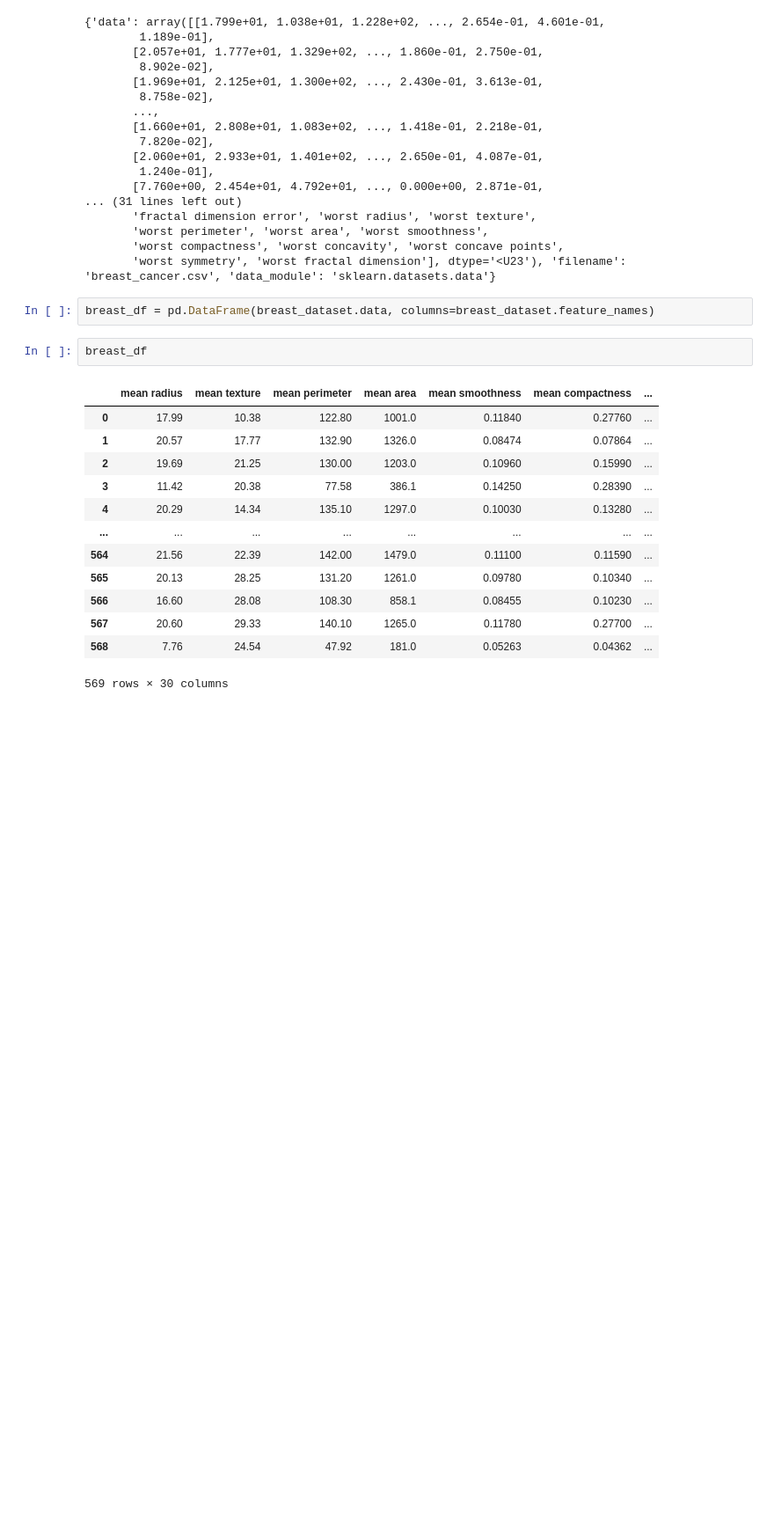
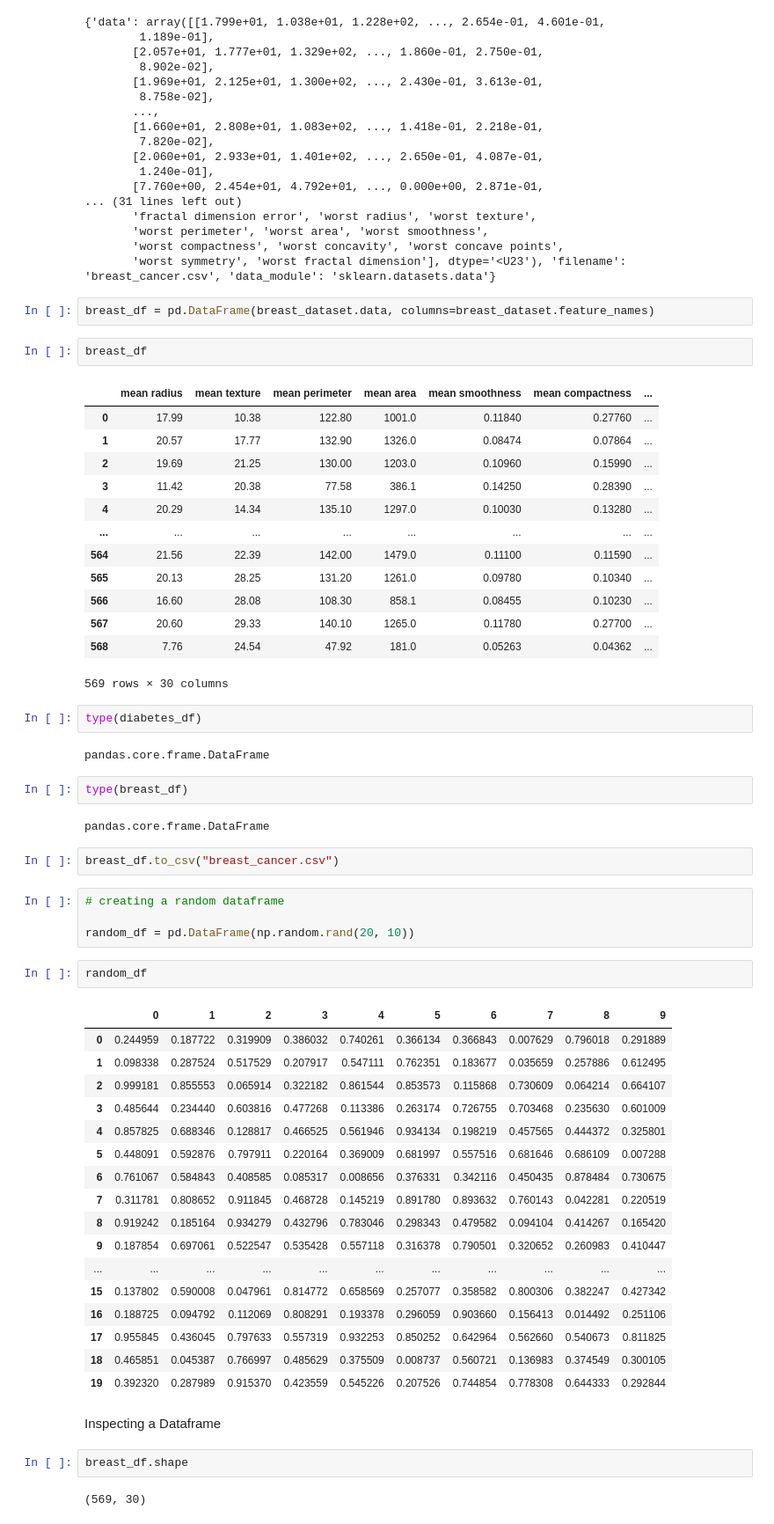
Before and after one commit to UmeenHashel/pythonPracticeScripts, a Jupyter notebook: pythonLibraries/test_pandas.ipynb, the cells around one changed output. Shown: that part at 88% size. Cells and saved outputs as stored; diff of their text form; blank space fills up the shorter version.

Commit message:
pandas practice

```diff
--- a/pythonLibraries/test_pandas.ipynb
+++ b/pythonLibraries/test_pandas.ipynb
@@ -104,3 +105,43 @@ breast_df
 | 567 | 20.60 | 29.33 | 140.10 | 1265.0 | 0.11780 | 0.27700 | ... |
 | 568 | 7.76 | 24.54 | 47.92 | 181.0 | 0.05263 | 0.04362 | ... |
 569 rows × 30 columns
+# %%
+type(diabetes_df)
+# %% [output]
+pandas.core.frame.DataFrame
+# %%
+type(breast_df)
+# %% [output]
+pandas.core.frame.DataFrame
+# %%
+breast_df.to_csv("breast_cancer.csv")
+# %%
+# creating a random dataframe
+
+random_df = pd.DataFrame(np.random.rand(20, 10))
+# %%
+random_df
+# %% [output]
+|  | 0 | 1 | 2 | 3 | 4 | 5 | 6 | 7 | 8 | 9 |
+| 0 | 0.244959 | 0.187722 | 0.319909 | 0.386032 | 0.740261 | 0.366134 | 0.366843 | 0.007629 | 0.796018 | 0.291889 |
+| 1 | 0.098338 | 0.287524 | 0.517529 | 0.207917 | 0.547111 | 0.762351 | 0.183677 | 0.035659 | 0.257886 | 0.612495 |
+| 2 | 0.999181 | 0.855553 | 0.065914 | 0.322182 | 0.861544 | 0.853573 | 0.115868 | 0.730609 | 0.064214 | 0.664107 |
+| 3 | 0.485644 | 0.234440 | 0.603816 | 0.477268 | 0.113386 | 0.263174 | 0.726755 | 0.703468 | 0.235630 | 0.601009 |
+| 4 | 0.857825 | 0.688346 | 0.128817 | 0.466525 | 0.561946 | 0.934134 | 0.198219 | 0.457565 | 0.444372 | 0.325801 |
+| 5 | 0.448091 | 0.592876 | 0.797911 | 0.220164 | 0.369009 | 0.681997 | 0.557516 | 0.681646 | 0.686109 | 0.007288 |
+| 6 | 0.761067 | 0.584843 | 0.408585 | 0.085317 | 0.008656 | 0.376331 | 0.342116 | 0.450435 | 0.878484 | 0.730675 |
+| 7 | 0.311781 | 0.808652 | 0.911845 | 0.468728 | 0.145219 | 0.891780 | 0.893632 | 0.760143 | 0.042281 | 0.220519 |
+| 8 | 0.919242 | 0.185164 | 0.934279 | 0.432796 | 0.783046 | 0.298343 | 0.479582 | 0.094104 | 0.414267 | 0.165420 |
+| 9 | 0.187854 | 0.697061 | 0.522547 | 0.535428 | 0.557118 | 0.316378 | 0.790501 | 0.320652 | 0.260983 | 0.410447 |
+| ... | ... | ... | ... | ... | ... | ... | ... | ... | ... | ... |
+| 15 | 0.137802 | 0.590008 | 0.047961 | 0.814772 | 0.658569 | 0.257077 | 0.358582 | 0.800306 | 0.382247 | 0.427342 |
+| 16 | 0.188725 | 0.094792 | 0.112069 | 0.808291 | 0.193378 | 0.296059 | 0.903660 | 0.156413 | 0.014492 | 0.251106 |
+| 17 | 0.955845 | 0.436045 | 0.797633 | 0.557319 | 0.932253 | 0.850252 | 0.642964 | 0.562660 | 0.540673 | 0.811825 |
+| 18 | 0.465851 | 0.045387 | 0.766997 | 0.485629 | 0.375509 | 0.008737 | 0.560721 | 0.136983 | 0.374549 | 0.300105 |
+| 19 | 0.392320 | 0.287989 | 0.915370 | 0.423559 | 0.545226 | 0.207526 | 0.744854 | 0.778308 | 0.644333 | 0.292844 |
+# %% [markdown]
+Inspecting a Dataframe
+# %%
+breast_df.shape
+# %% [output]
+(569, 30)
```
Also changed, not shown: parts of 10 cells of this notebook, 1 other file.
